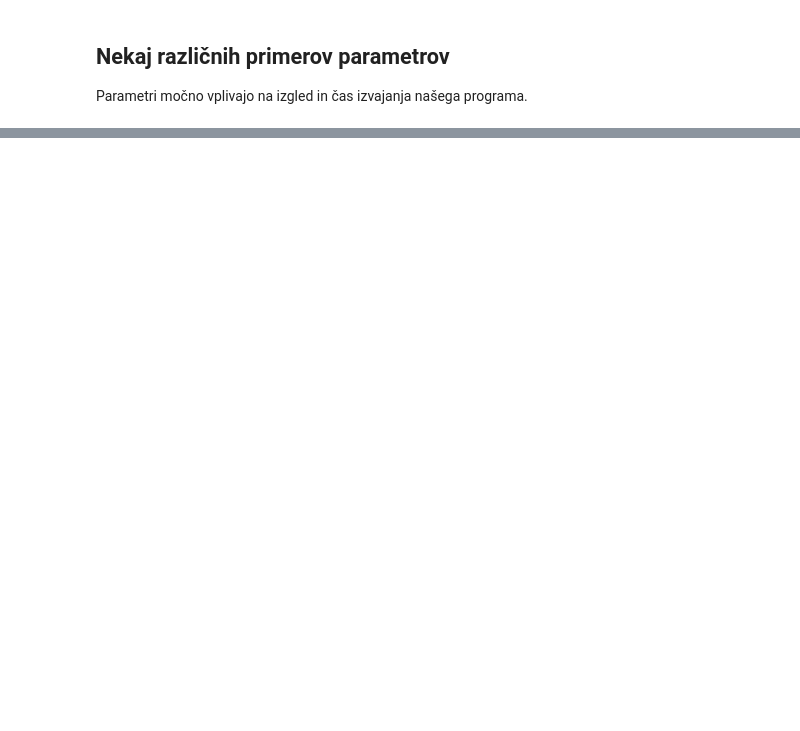
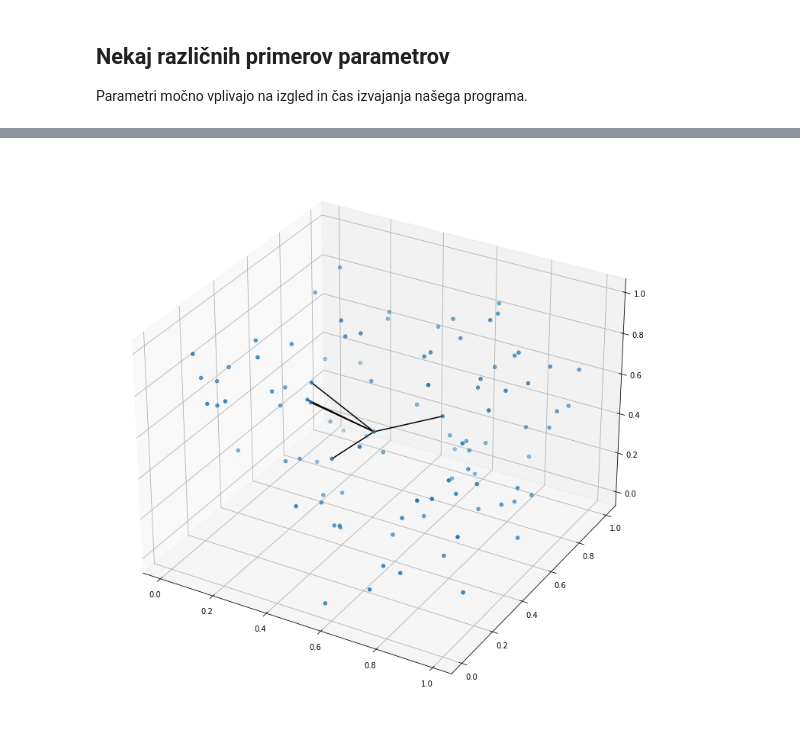
Before and after one commit to timkalan/poti-v-kvadratu, a Jupyter notebook: koda/vizualizacija.ipynb, the cells around one changed output, grey strips where cells are left out. Cells and saved outputs as stored; diff of their text form; code cells hidden in the pictures; blank space fills up the shorter version.

```diff
--- a/koda/vizualizacija.ipynb
+++ b/koda/vizualizacija.ipynb
@@ -111,0 +130,8 @@ Wall time: 1min 11s
+# %%
+# najprej narišemo vse
+demo3D.narisi_tocke()
+
+# podobno kot zgoraj lahko izbiramo točke
+demo3D.narisi_graf_tocke(tocka=0)
+# %% [output]
+[figure, added]
```
Also changed, not shown: parts of 14 cells of this notebook, 1 other file.
